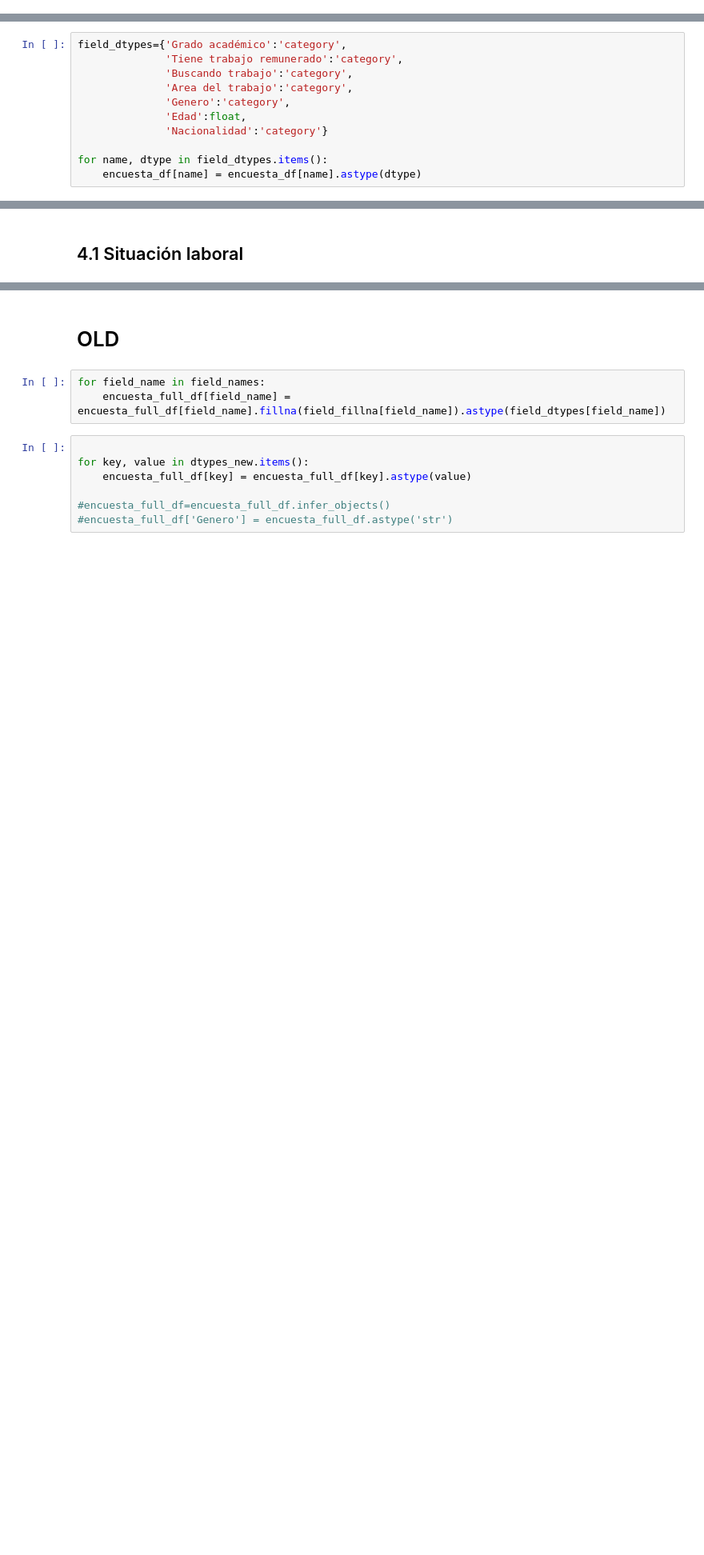
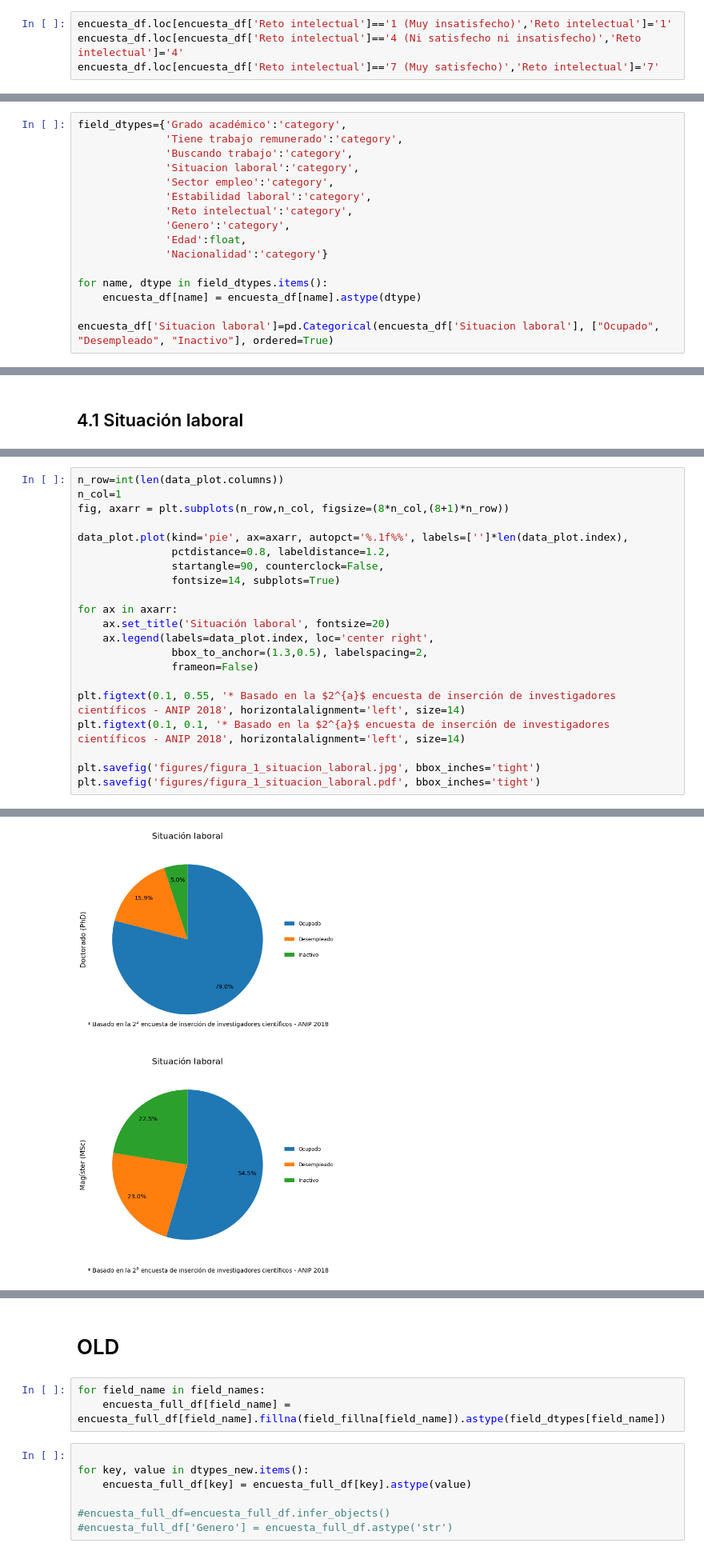
Before and after one commit to anipchile/encuesta_2018, a Jupyter notebook: notebooks/Analisis encuesta insercion 2018.ipynb, the cells around one changed output, grey strips where cells are left out. Shown at 80% size. Saved outputs shown, nothing was run; the diff lists cells and outputs as text; blank space fills up the shorter version.

```diff
--- a/notebooks/Analisis encuesta insercion 2018.ipynb
+++ b/notebooks/Analisis encuesta insercion 2018.ipynb
@@ -234,0 +281,4 @@ for field_name in field_names:
+# %%
+encuesta_df.loc[encuesta_df['Reto intelectual']=='1 (Muy insatisfecho)','Reto intelectual']='1'
+encuesta_df.loc[encuesta_df['Reto intelectual']=='4 (Ni satisfecho ni insatisfecho)','Reto intelectual']='4'
+encuesta_df.loc[encuesta_df['Reto intelectual']=='7 (Muy satisfecho)','Reto intelectual']='7'
@@ -236,13 +288,18 @@ for field_name in field_names:
 field_dtypes={'Grado académico':'category',
               'Tiene trabajo remunerado':'category',
               'Buscando trabajo':'category',
-              'Area del trabajo':'category',
+              'Situacion laboral':'category',
+              'Sector empleo':'category',
+              'Estabilidad laboral':'category',
+              'Reto intelectual':'category',
               'Genero':'category',
               'Edad':float,
               'Nacionalidad':'category'}
 
 for name, dtype in field_dtypes.items():
     encuesta_df[name] = encuesta_df[name].astype(dtype)
+
+encuesta_df['Situacion laboral']=pd.Categorical(encuesta_df['Situacion laboral'], ["Ocupado", "Desempleado", "Inactivo"], ordered=True)
 # %%
 def autopct_generator(limit):
     def inner_autopct(pct):
@@ -261,0 +319,22 @@ encuesta_df['Tiene trabajo remunerado'][(encuesta_df['Tiene trabajo remunerado']
+# %%
+n_row=int(len(data_plot.columns))
+n_col=1
+fig, axarr = plt.subplots(n_row,n_col, figsize=(8*n_col,(8+1)*n_row))
+
+data_plot.plot(kind='pie', ax=axarr, autopct='%.1f%%', labels=['']*len(data_plot.index),
+               pctdistance=0.8, labeldistance=1.2,
+               startangle=90, counterclock=False,
+               fontsize=14, subplots=True)
+
+for ax in axarr:
+    ax.set_title('Situación laboral', fontsize=20)
+    ax.legend(labels=data_plot.index, loc='center right',
+               bbox_to_anchor=(1.3,0.5), labelspacing=2,
+               frameon=False)
+
+plt.figtext(0.1, 0.55, '* Basado en la $2^{a}$ encuesta de inserción de investigadores científicos - ANIP 2018', horizontalalignment='left', size=14)
+plt.figtext(0.1, 0.1, '* Basado en la $2^{a}$ encuesta de inserción de investigadores científicos - ANIP 2018', horizontalalignment='left', size=14)
+
+plt.savefig('figures/figura_1_situacion_laboral.jpg', bbox_inches='tight')
+plt.savefig('figures/figura_1_situacion_laboral.pdf', bbox_inches='tight')
+# %% [output]
@@ -261,0 +343 @@ encuesta_df['Tiene trabajo remunerado'][(encuesta_df['Tiene trabajo remunerado']
+[figure, added]
```
Also changed, not shown: parts of 31 cells of this notebook, 14 other files.
